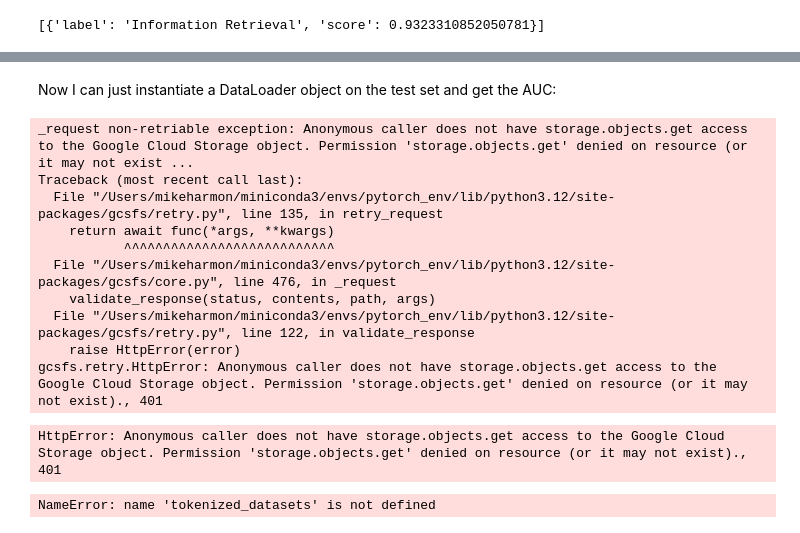
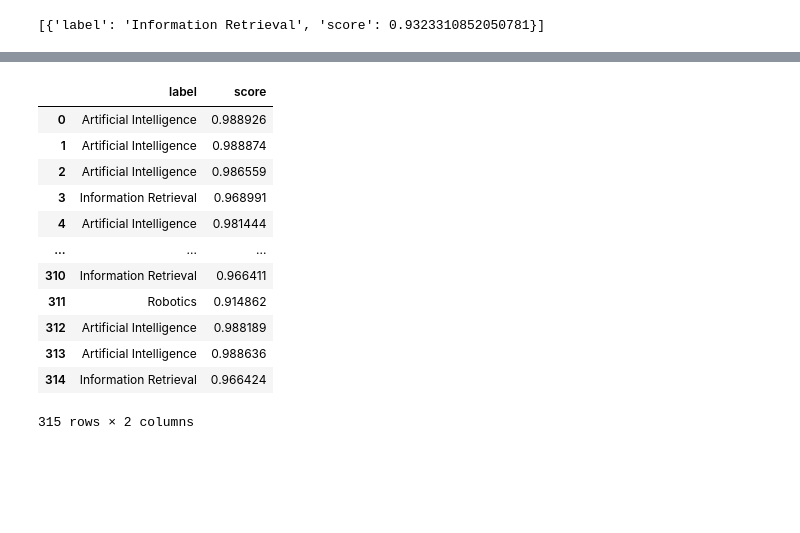
Before and after one commit to mdh266/FineTuning, a Jupyter notebook: bert.ipynb, the cells around one changed output, grey strips where cells are left out. Saved outputs shown, nothing was run; the diff lists cells and outputs as text; code cells hidden in the pictures; blank space fills up the shorter version.

```diff
--- a/bert.ipynb
+++ b/bert.ipynb
@@ -35,6 +53,6 @@ First I collect 1,000 papers on 'Ariticial Intelligence', 1,000 papers on 'Infor
 # %%
 from utils import get_arxiv_data
 
-# df = get_arxiv_data()
-import pandas as pd
-df = pd.read_json("gs://harmon-arxiv/abstracts.json", storage_options={"token":"credentials.json"})
+df = get_arxiv_data()
+# import pandas as pd
+# df = pd.read_json("gs://harmon-arxiv/abstracts.json", storage_options={"token":"credentials.json"})
@@ -446,25 +523,20 @@ def calculate_roc_auc(model, loader: DataLoader) -> Dict[str, np.float64]:
-# %% [markdown]
-Now I can just instantiate a DataLoader object on the test set and get the AUC:
-# %%
-import pandas as pd
-test_df = pd.read_json("gs://harmon-arxiv/test_abstracts.json")
-# %% [output]
-_request non-retriable exception: Anonymous caller does not have storage.objects.get access to the Google Cloud Storage object. Permission 'storage.objects.get' denied on resource (or it may not exist ...
-Traceback (most recent call last):
-  File "/Users/mikeharmon/miniconda3/envs/pytorch_env/lib/python3.12/site-packages/gcsfs/retry.py", line 135, in retry_request
-    return await func(*args, **kwargs)
-           ^^^^^^^^^^^^^^^^^^^^^^^^^^^
-  File "/Users/mikeharmon/miniconda3/envs/pytorch_env/lib/python3.12/site-packages/gcsfs/core.py", line 476, in _request
-    validate_response(status, contents, path, args)
-  File "/Users/mikeharmon/miniconda3/envs/pytorch_env/lib/python3.12/site-packages/gcsfs/retry.py", line 122, in validate_response
-    raise HttpError(error)
-gcsfs.retry.HttpError: Anonymous caller does not have storage.objects.get access to the Google Cloud Storage object. Permission 'storage.objects.get' denied on resource (or it may not exist)., 401
-HttpError: Anonymous caller does not have storage.objects.get access to the Google Cloud Storage object. Permission 'storage.objects.get' denied on resource (or it may not exist)., 401
-# %%
-testset_dataloader = DataLoader(
-    tokenized_datasets["test"], batch_size=8, collate_fn=data_collator
-)
-
-calculate_roc_auc(model, testset_dataloader)
-# %% [output]
-NameError: name 'tokenized_datasets' is not defined
+# %%
+predictions = classifier(X_test.to_list())
+# %%
+preds_df = pd.DataFrame(predictions)
+# %%
+preds_df
+# %% [output]
+|  | label | score |
+| 0 | Artificial Intelligence | 0.988926 |
+| 1 | Artificial Intelligence | 0.988874 |
+| 2 | Artificial Intelligence | 0.986559 |
+| 3 | Information Retrieval | 0.968991 |
+| 4 | Artificial Intelligence | 0.981444 |
+| ... | ... | ... |
+| 310 | Information Retrieval | 0.966411 |
+| 311 | Robotics | 0.914862 |
+| 312 | Artificial Intelligence | 0.988189 |
+| 313 | Artificial Intelligence | 0.988636 |
+| 314 | Information Retrieval | 0.966424 |
+315 rows × 2 columns
```
Also changed, not shown: parts of 22 cells of this notebook.
